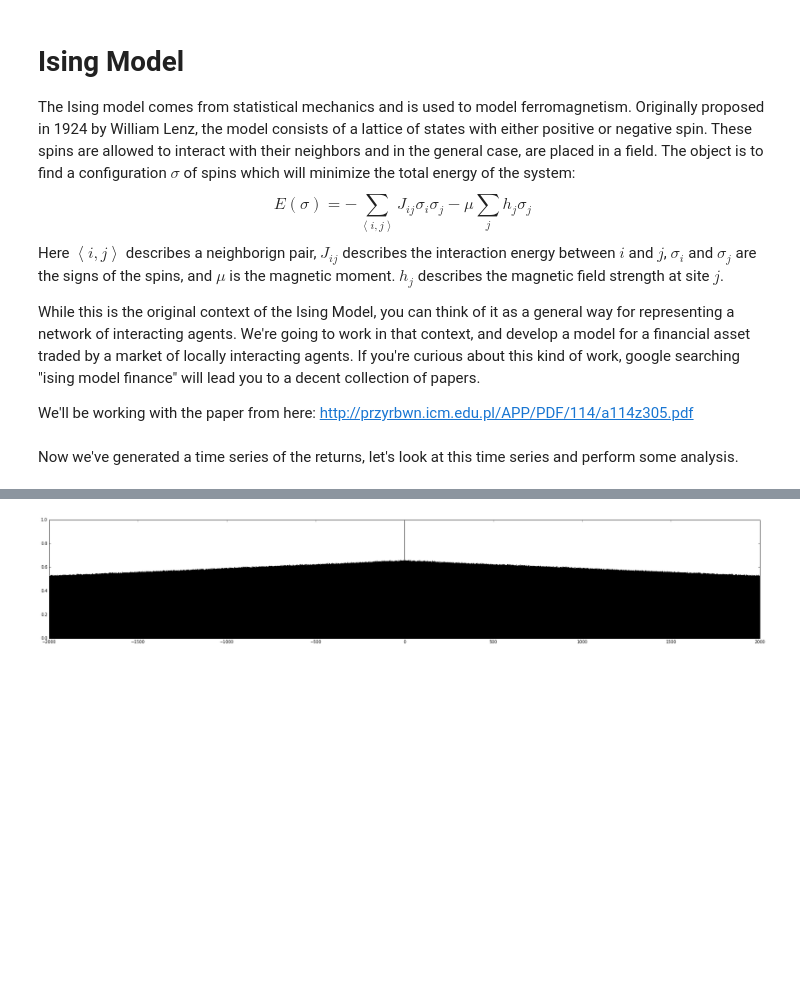
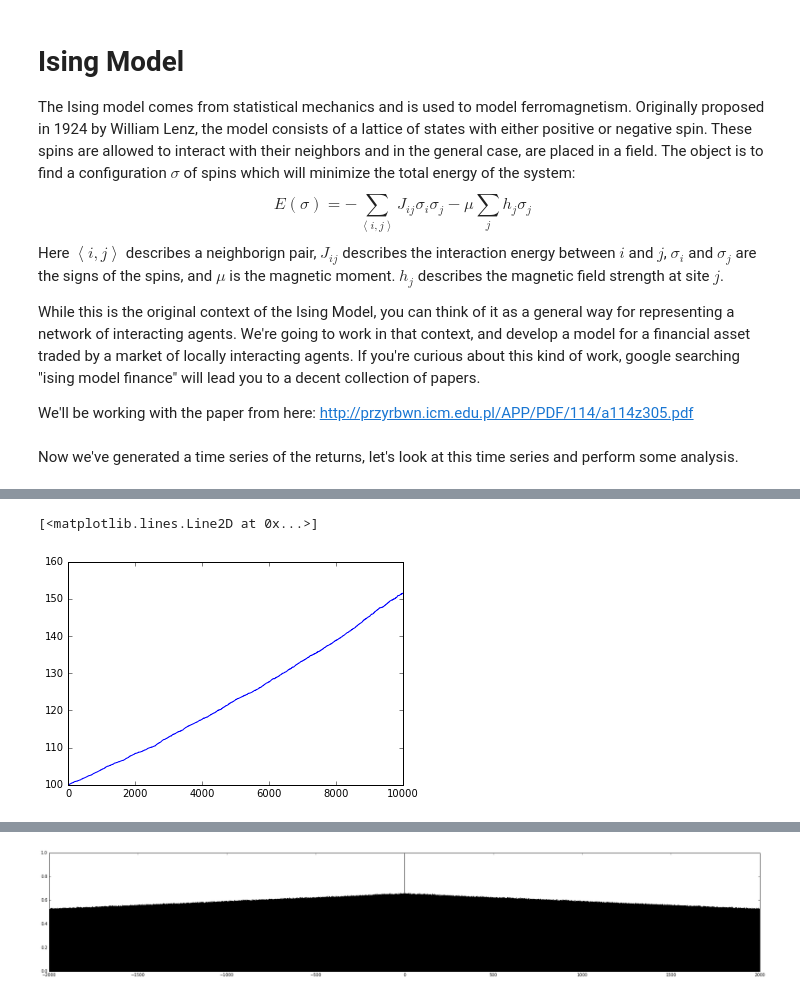
Before and after one commit to rh443453518/data-science-educational-series, a Jupyter notebook: mcphys/MCPhys.ipynb, the cells around one changed output, grey strips where cells are left out. Cells and saved outputs as stored; diff of their text form; code cells hidden in the pictures; blank space fills up the shorter version.

```diff
--- a/mcphys/MCPhys.ipynb
+++ b/mcphys/MCPhys.ipynb
@@ -229,6 +231,11 @@ pxs = [100];
 for r in tseries:
     price = (1.0+r/100.0)*price;
     pxs.append(price);
+# %%
+plt.plot(pxs)
+# %% [output]
+[<matplotlib.lines.Line2D at 0x...>]
+[figure, added]
 # %%
 plt.hist(tseries, bins = 100);
 # %% [output]
```
Also changed, not shown: parts of 5 cells of this notebook, 1 other file.
